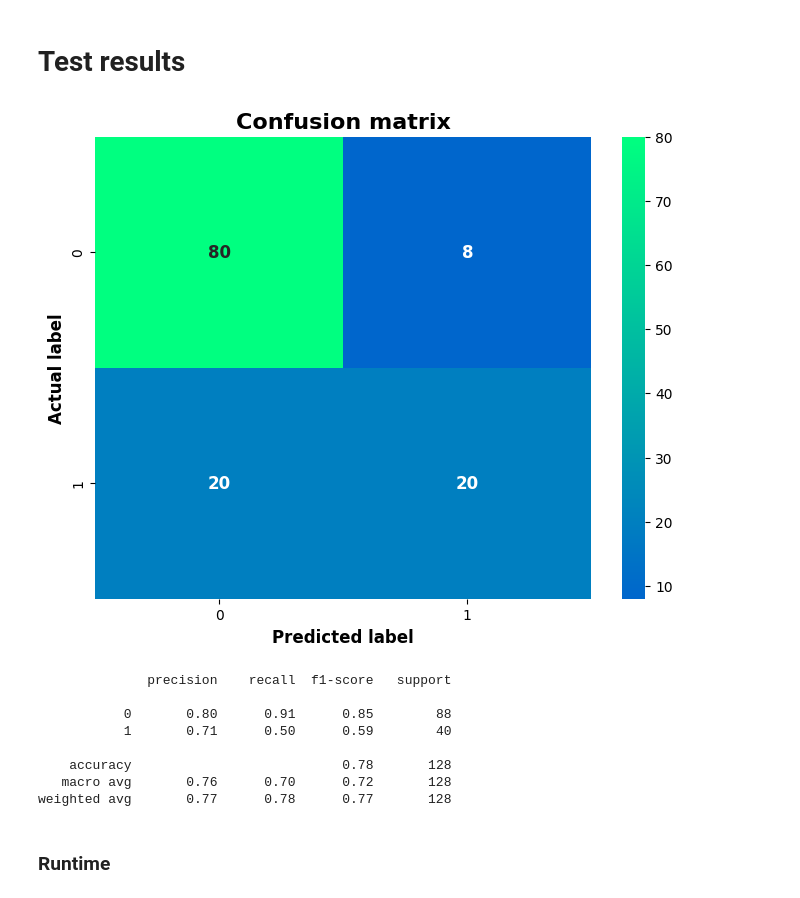
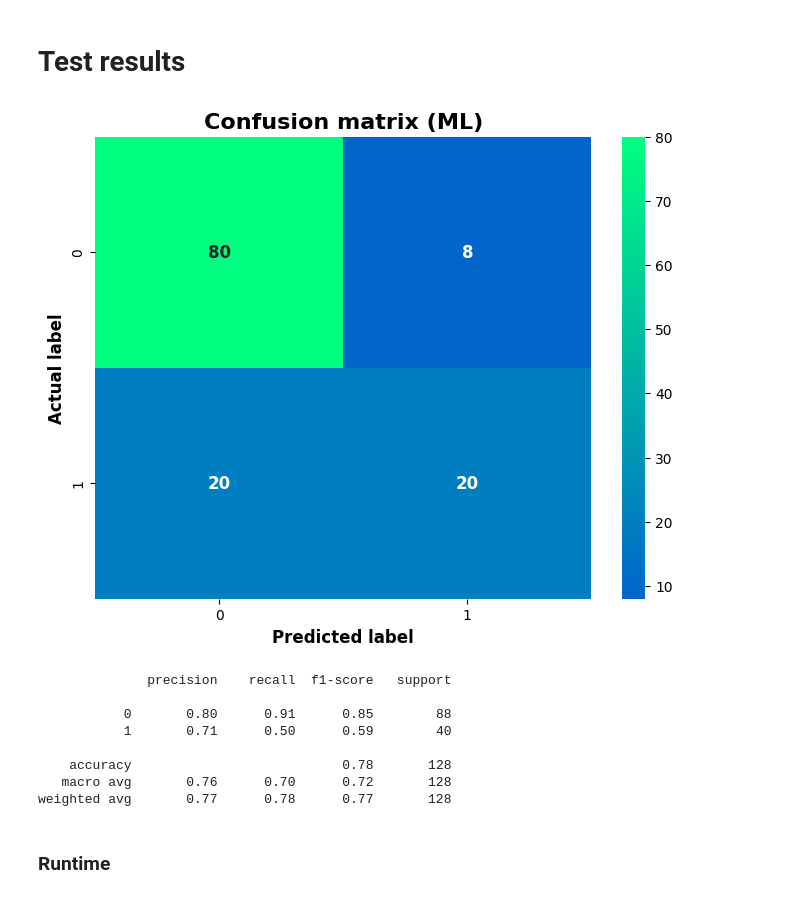
Before and after one commit to 1markmus/Diabetes-Classification, a Jupyter notebook: Machine Learning Model.ipynb, the cells around one changed output. Saved outputs shown, nothing was run; the diff lists cells and outputs as text; code cells hidden in the pictures.

```diff
--- a/Machine Learning Model.ipynb
+++ b/Machine Learning Model.ipynb
@@ -85,35 +85,35 @@ sns.heatmap(
     data = cm,
     cmap="winter",
     center = 20,
     annot=True,
     annot_kws = {
         "fontsize":12,
         "fontweight":"bold"
         },
     ax = ax
     )
 plt.title(
-    "Confusion matrix",
+    "Confusion matrix (ML)",
     fontsize = 16,
     fontweight = "bold"
     )
 plt.xlabel(
     "Predicted label",
     fontsize = 12,
     fontweight = "bold"
     )
 plt.ylabel(
     "Actual label",
     fontsize = 12,
     fontweight = "bold"
     )
 fig.savefig("RandomForestClassifier_ConfusionMatrix.png")
 plt.show()
 
 # Report
 print(classification_report(y_test, predictions))
 # %% [output]
-[figure, old version]
+[figure, new version]
               precision    recall  f1-score   support
 
            0       0.80      0.91      0.85        88
```
Also changed, not shown: parts of 1 cell of this notebook, 4 other files.
